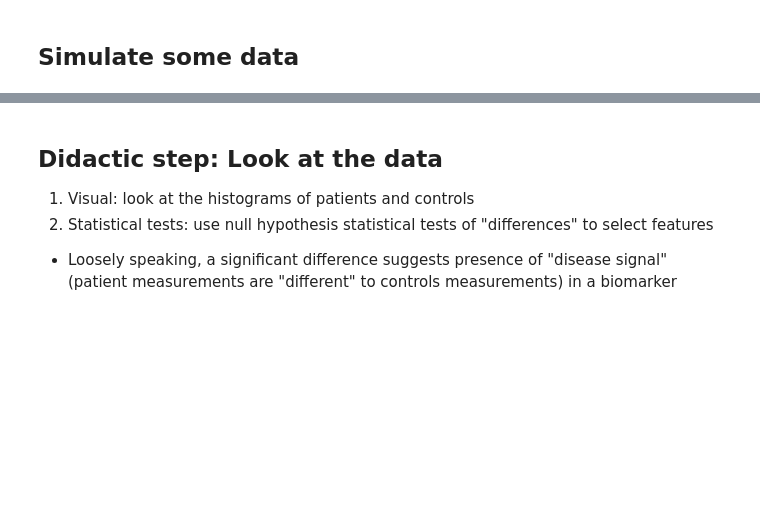
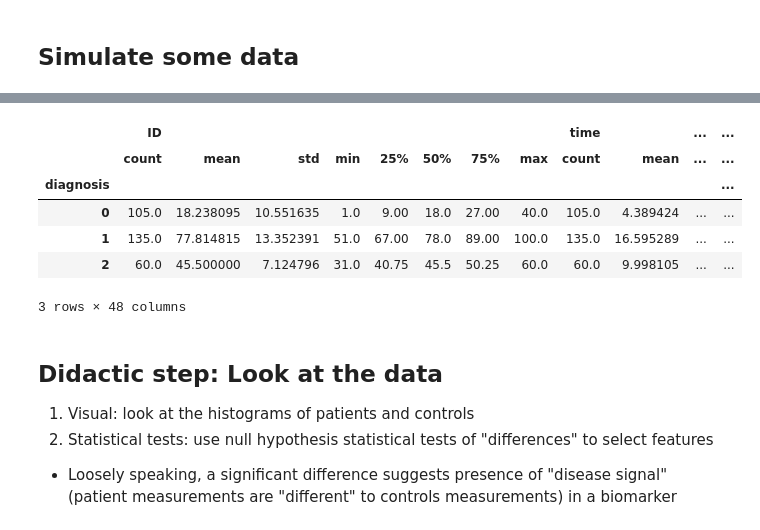
Before and after one commit to Disease-Progression-Modelling/disease-progression-modelling.github.io, a Jupyter notebook: pages/notebooks/ebm/T1_kde_ebm_walkthrough.ipynb, the cells around one changed output, grey strips where cells are left out. Cells and saved outputs as stored; diff of their text form; code cells hidden in the pictures; blank space fills up the shorter version.

```diff
--- a/pages/notebooks/ebm/T1_kde_ebm_walkthrough.ipynb
+++ b/pages/notebooks/ebm/T1_kde_ebm_walkthrough.ipynb
@@ -60,3 +121,24 @@ Text(0, 0.5, 'sigmoid(t)')
+# %%
+import pandas as pd
+#* Save long format data into dataframe for writing to CSV
+df_long = pd.DataFrame(data=X_long)
+df_long.columns = ['Biomarker-%i' % (k+1) for k in range(0,N)]
+df_long['ID'] = X_long_id
+df_long['time'] = t_long
+df_long['diagnosis'] = df_long['time'].map(lambda x: 1*(x>onsets[-2]) + 2*( (x>onsets[1]) & (x<onsets[-2]) ))
+df_long = df_long[['ID','time','diagnosis']+['Biomarker-%i' % (k+1) for k in range(0,N)]]
+
+df_long.to_csv('simulateddata-raw.csv')
+
+df_long.groupby('diagnosis').describe()
+# %% [output]
+|  | ID |  |  |  |  |  |  |  | time |  | ... | ... |
+|  | count | mean | std | min | 25% | 50% | 75% | max | count | mean | ... | ... |
+| diagnosis |  |  |  |  |  |  |  |  |  |  |  | ... |
+| 0 | 105.0 | 18.238095 | 10.551635 | 1.0 | 9.00 | 18.0 | 27.00 | 40.0 | 105.0 | 4.389424 | ... | ... |
+| 1 | 135.0 | 77.814815 | 13.352391 | 51.0 | 67.00 | 78.0 | 89.00 | 100.0 | 135.0 | 16.595289 | ... | ... |
+| 2 | 60.0 | 45.500000 | 7.124796 | 31.0 | 40.75 | 45.5 | 50.25 | 60.0 | 60.0 | 9.998105 | ... | ... |
+3 rows × 48 columns
 # %%
 #* Sample some controls
 X_controls = np.empty(shape=X.shape)
```
Also changed, not shown: parts of 10 cells of this notebook.
